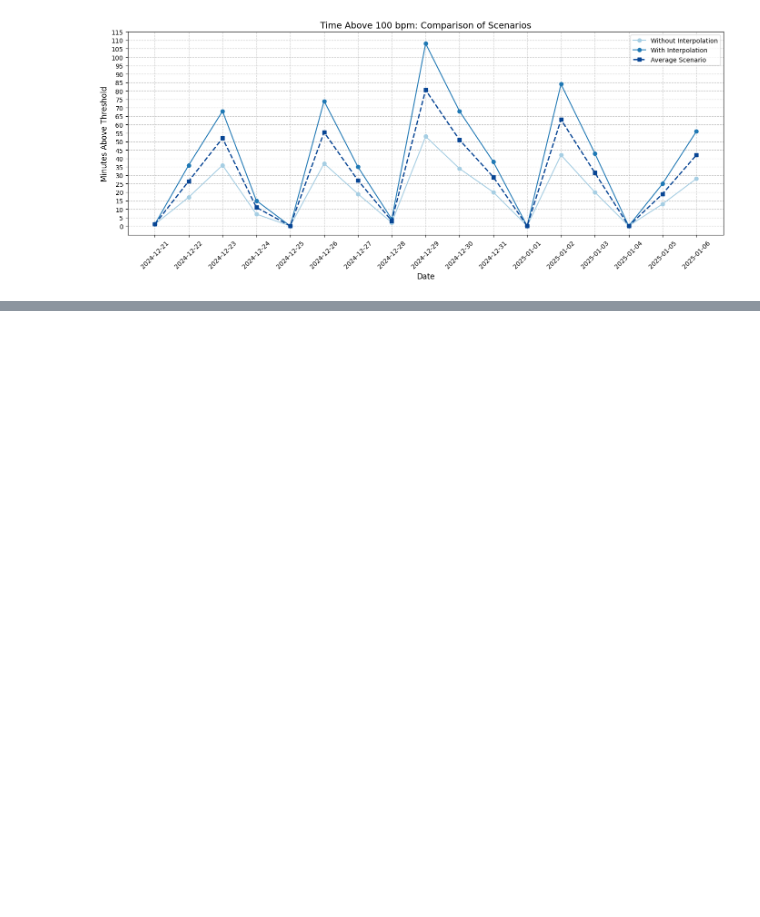
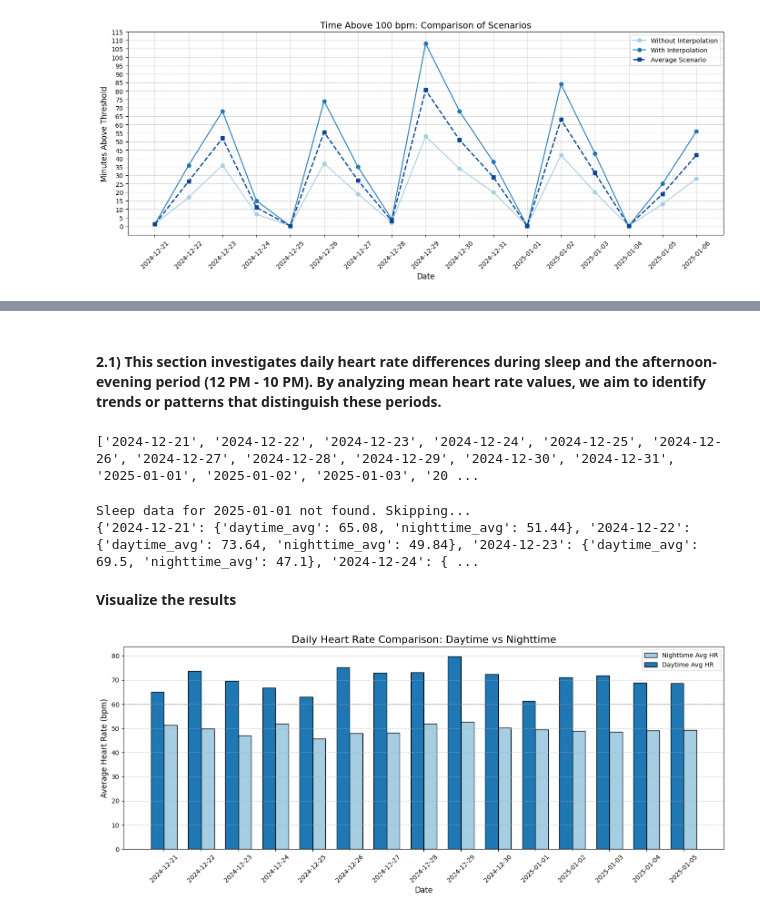
Before and after one commit to valecase4/GarminHealthInsights, a Jupyter notebook: main.ipynb, the cells around one changed output, grey strips where cells are left out. Cells and saved outputs as stored; diff of their text form; code cells hidden in the pictures; blank space fills up the shorter version.

Commit message:
Analyzed the comparison between awake heart rate and sleep heart rate. Implemented a graph too.

```diff
--- a/main.ipynb
+++ b/main.ipynb
@@ -495,0 +502,13 @@ plot_hr_threshold_comparison(heart_rates_df, threshold=100)
+# %% [markdown]
+#### 2.1) This section investigates daily heart rate differences during sleep and the afternoon-evening period (12 PM - 10 PM). By analyzing mean heart rate values, we aim to identify trends or patterns that distinguish these periods.
+# %%
+# create dates range
+start_date = '2024-12-21'
+end_date = '2025-01-05'
+
+# 2025-01-06 is excluded since we don't have sleep data for that day
+date_list = pd.date_range(start=start_date, end=end_date).strftime("%Y-%m-%d").tolist()
+
+print(date_list)
+# %% [output]
+['2024-12-21', '2024-12-22', '2024-12-23', '2024-12-24', '2024-12-25', '2024-12-26', '2024-12-27', '2024-12-28', '2024-12-29', '2024-12-30', '2024-12-31', '2025-01-01', '2025-01-02', '2025-01-03', '20 ...
@@ -495,0 +571,35 @@ plot_hr_threshold_comparison(heart_rates_df, threshold=100)
+# %%
+awake_and_sleep_hr_values = calculate_daily_hr_averages(date_list)
+print(awake_and_sleep_hr_values)
+# %% [output]
+Sleep data for 2025-01-01 not found. Skipping...
+{'2024-12-21': {'daytime_avg': 65.08, 'nighttime_avg': 51.44}, '2024-12-22': {'daytime_avg': 73.64, 'nighttime_avg': 49.84}, '2024-12-23': {'daytime_avg': 69.5, 'nighttime_avg': 47.1}, '2024-12-24': { ...
+# %% [markdown]
+**Visualize the results**
+# %%
+dates = list(awake_and_sleep_hr_values.keys())
+daytime_avg = [awake_and_sleep_hr_values[date]['daytime_avg'] for date in dates]
+nighttime_avg = [awake_and_sleep_hr_values[date]['nighttime_avg'] for date in dates]
+
+x = np.arange(len(dates))
+bar_width = 0.35
+
+plt.figure(figsize=(14, 6))
+
+plt.bar(x + bar_width / 2, nighttime_avg, bar_width, label='Nighttime Avg HR', color='#a6cee3', edgecolor='black')
+plt.bar(x - bar_width / 2, daytime_avg, bar_width, label='Daytime Avg HR', color='#1f78b4', edgecolor='black')
+
+plt.title('Daily Heart Rate Comparison: Daytime vs Nighttime', fontsize=16)
+plt.xlabel('Date', fontsize=12)
+plt.ylabel('Average Heart Rate (bpm)', fontsize=12)
+plt.xticks(x, dates, rotation=45, fontsize=10)
+plt.yticks(fontsize=10)
+plt.legend(fontsize=10)
+plt.grid(axis='y', linestyle='--', alpha=0.7)
+
+plt.tight_layout()
+plt.axhline(y=60, color='gray', linestyle='--', linewidth=1, alpha=0.8, label='Normal Resting HR')
+
+plt.show()
+# %% [output]
+[figure, added]
```
Also changed, not shown: parts of 7 cells of this notebook.
